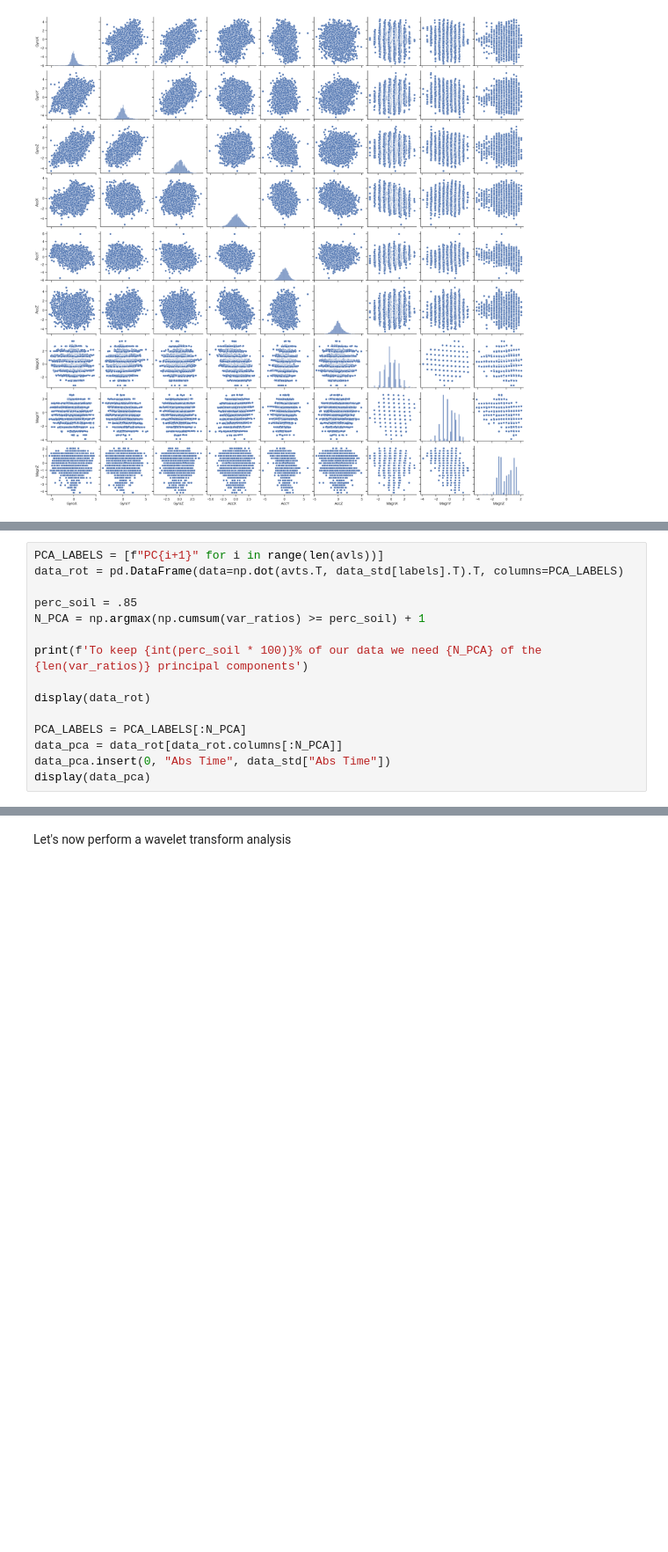
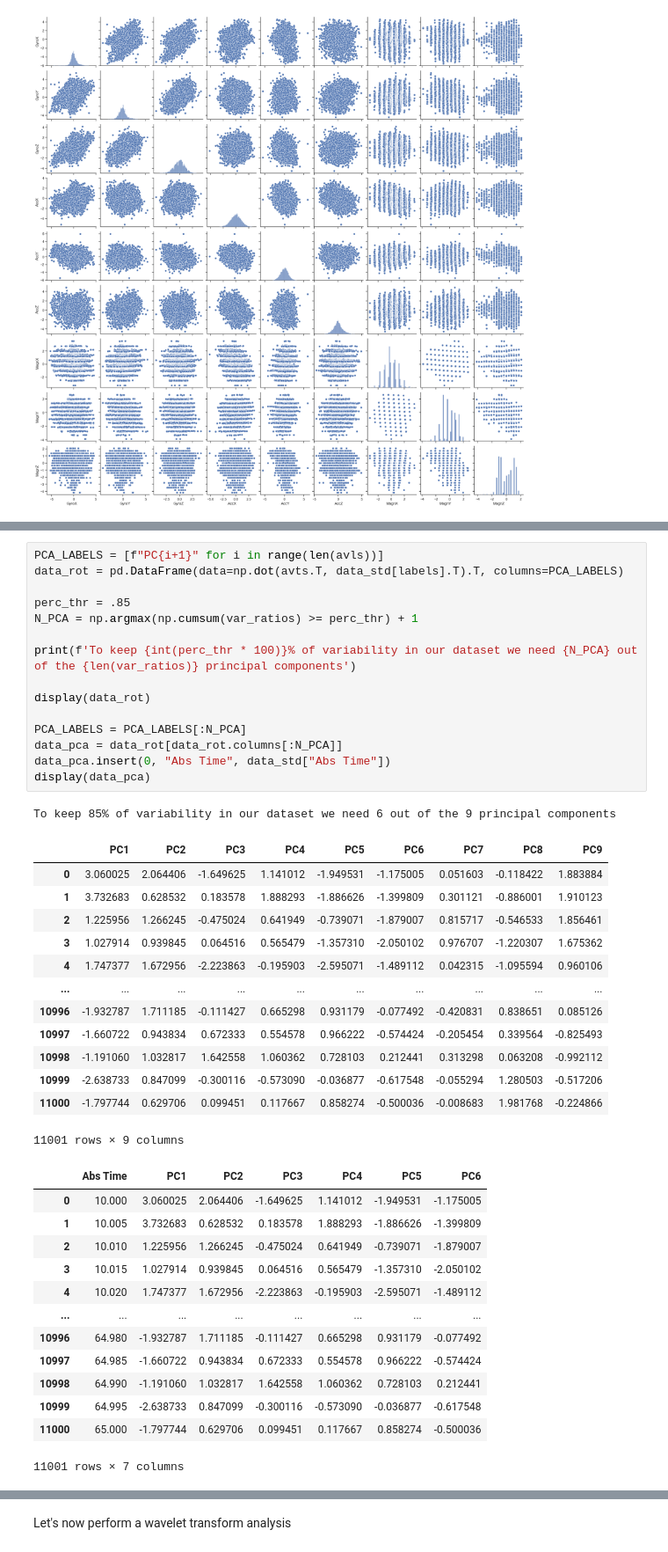
Before and after one commit to enlupi/GruppoSeven, a Jupyter notebook: project_final.ipynb, the cells around one changed output, grey strips where cells are left out. Shown at 88% size. Drawn from its saved outputs; the diff is of its cells as text; blank space fills up the shorter version.

```diff
--- a/project_final.ipynb
+++ b/project_final.ipynb
@@ -265,15 +281,43 @@ display(pd.DataFrame(avts, columns=[f"Avt {i}" for i in range(len(avls))]))
 # %%
 PCA_LABELS = [f"PC{i+1}" for i in range(len(avls))]
 data_rot = pd.DataFrame(data=np.dot(avts.T, data_std[labels].T).T, columns=PCA_LABELS)
 
-perc_soil = .85
-N_PCA = np.argmax(np.cumsum(var_ratios) >= perc_soil) + 1
+perc_thr = .85
+N_PCA = np.argmax(np.cumsum(var_ratios) >= perc_thr) + 1
 
-print(f'To keep {int(perc_soil * 100)}% of our data we need {N_PCA} of the {len(var_ratios)} principal components')
+print(f'To keep {int(perc_thr * 100)}% of variability in our dataset we need {N_PCA} out of the {len(var_ratios)} principal components')
 
 display(data_rot)
 
 PCA_LABELS = PCA_LABELS[:N_PCA]
 data_pca = data_rot[data_rot.columns[:N_PCA]]
 data_pca.insert(0, "Abs Time", data_std["Abs Time"])
 display(data_pca)
+# %% [output]
+To keep 85% of variability in our dataset we need 6 out of the 9 principal components
+|  | PC1 | PC2 | PC3 | PC4 | PC5 | PC6 | PC7 | PC8 | PC9 |
+| 0 | 3.060025 | 2.064406 | -1.649625 | 1.141012 | -1.949531 | -1.175005 | 0.051603 | -0.118422 | 1.883884 |
+| 1 | 3.732683 | 0.628532 | 0.183578 | 1.888293 | -1.886626 | -1.399809 | 0.301121 | -0.886001 | 1.910123 |
+| 2 | 1.225956 | 1.266245 | -0.475024 | 0.641949 | -0.739071 | -1.879007 | 0.815717 | -0.546533 | 1.856461 |
+| 3 | 1.027914 | 0.939845 | 0.064516 | 0.565479 | -1.357310 | -2.050102 | 0.976707 | -1.220307 | 1.675362 |
+| 4 | 1.747377 | 1.672956 | -2.223863 | -0.195903 | -2.595071 | -1.489112 | 0.042315 | -1.095594 | 0.960106 |
+| ... | ... | ... | ... | ... | ... | ... | ... | ... | ... |
+| 10996 | -1.932787 | 1.711185 | -0.111427 | 0.665298 | 0.931179 | -0.077492 | -0.420831 | 0.838651 | 0.085126 |
+| 10997 | -1.660722 | 0.943834 | 0.672333 | 0.554578 | 0.966222 | -0.574424 | -0.205454 | 0.339564 | -0.825493 |
+| 10998 | -1.191060 | 1.032817 | 1.642558 | 1.060362 | 0.728103 | 0.212441 | 0.313298 | 0.063208 | -0.992112 |
+| 10999 | -2.638733 | 0.847099 | -0.300116 | -0.573090 | -0.036877 | -0.617548 | -0.055294 | 1.280503 | -0.517206 |
+| 11000 | -1.797744 | 0.629706 | 0.099451 | 0.117667 | 0.858274 | -0.500036 | -0.008683 | 1.981768 | -0.224866 |
+11001 rows × 9 columns
+|  | Abs Time | PC1 | PC2 | PC3 | PC4 | PC5 | PC6 |
+| 0 | 10.000 | 3.060025 | 2.064406 | -1.649625 | 1.141012 | -1.949531 | -1.175005 |
+| 1 | 10.005 | 3.732683 | 0.628532 | 0.183578 | 1.888293 | -1.886626 | -1.399809 |
+| 2 | 10.010 | 1.225956 | 1.266245 | -0.475024 | 0.641949 | -0.739071 | -1.879007 |
+| 3 | 10.015 | 1.027914 | 0.939845 | 0.064516 | 0.565479 | -1.357310 | -2.050102 |
+| 4 | 10.020 | 1.747377 | 1.672956 | -2.223863 | -0.195903 | -2.595071 | -1.489112 |
+| ... | ... | ... | ... | ... | ... | ... | ... |
+| 10996 | 64.980 | -1.932787 | 1.711185 | -0.111427 | 0.665298 | 0.931179 | -0.077492 |
+| 10997 | 64.985 | -1.660722 | 0.943834 | 0.672333 | 0.554578 | 0.966222 | -0.574424 |
+| 10998 | 64.990 | -1.191060 | 1.032817 | 1.642558 | 1.060362 | 0.728103 | 0.212441 |
+| 10999 | 64.995 | -2.638733 | 0.847099 | -0.300116 | -0.573090 | -0.036877 | -0.617548 |
+| 11000 | 65.000 | -1.797744 | 0.629706 | 0.099451 | 0.117667 | 0.858274 | -0.500036 |
+11001 rows × 7 columns
```
Also changed, not shown: parts of 9 cells of this notebook.
